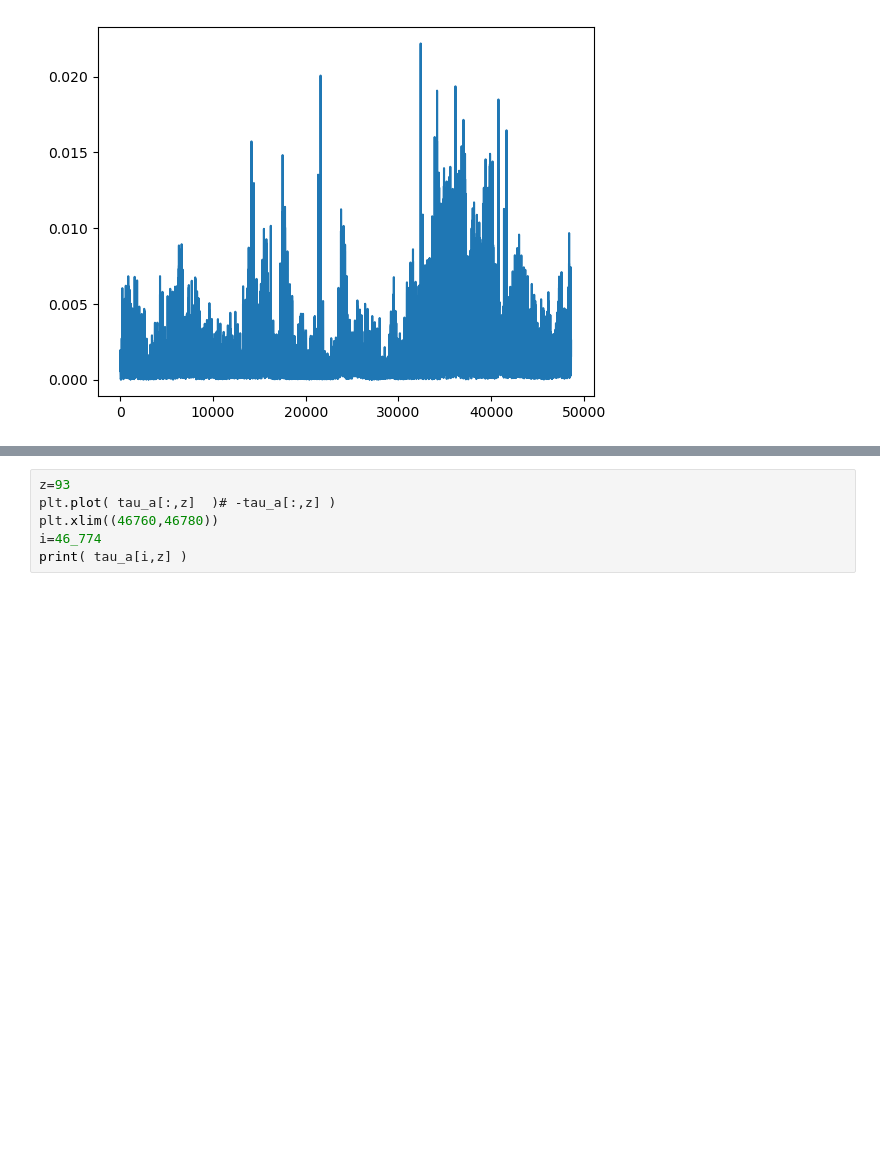
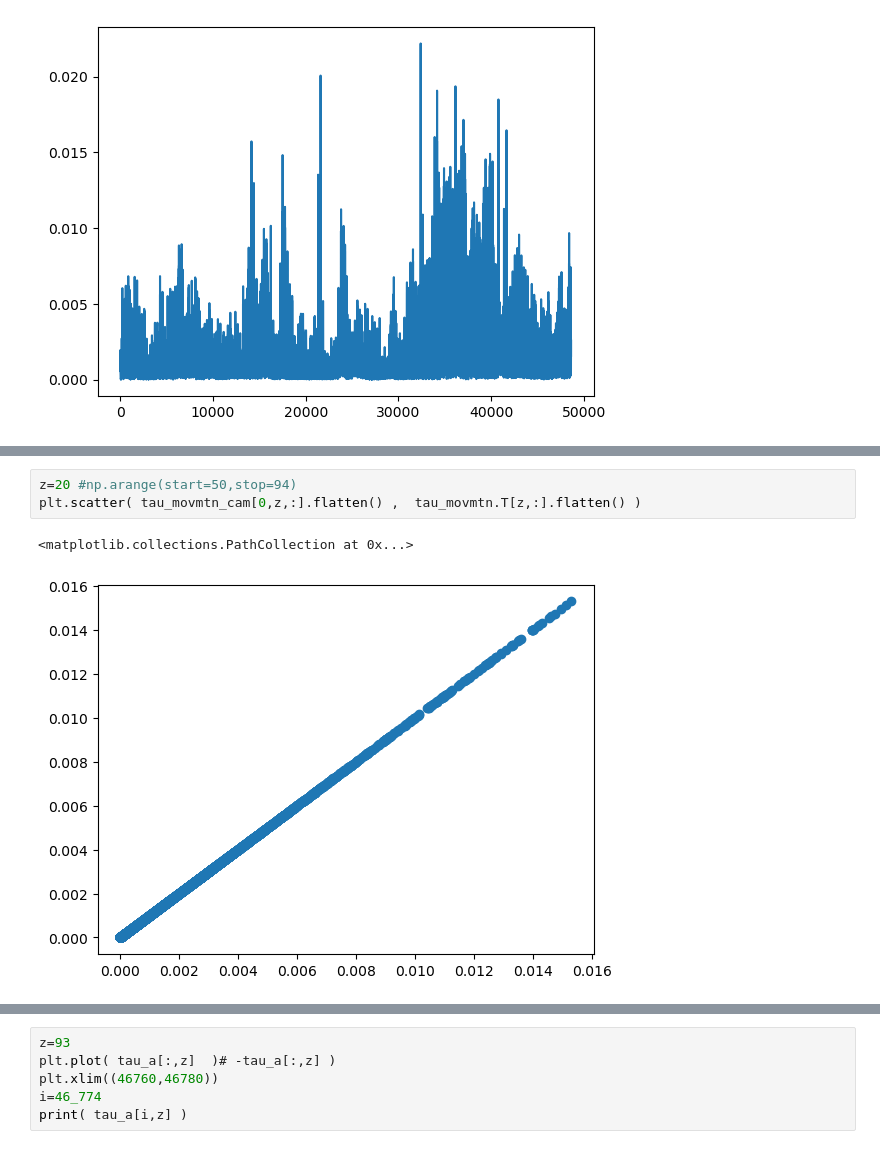
Before and after one commit to JulioTBacmeister/GW_UnitTest, a Jupyter notebook: Python/ReadFortran.ipynb, the cells around one changed output, grey strips where cells are left out. Cells and saved outputs as stored; diff of their text form; blank space fills up the shorter version.

```diff
--- a/Python/ReadFortran.ipynb
+++ b/Python/ReadFortran.ipynb
@@ -175,3 +180,9 @@ plt.colorbar(co)
+# %%
+z=20 #np.arange(start=50,stop=94)
+plt.scatter( tau_movmtn_cam[0,z,:].flatten() ,  tau_movmtn.T[z,:].flatten() )
+# %% [output]
+<matplotlib.collections.PathCollection at 0x...>
+[figure, added]
 # %%
 plt.contourf( tau_b.T[:,:]-tau_a.T[:,:] ,levels=lev )
 # %% [output]
```
Also changed, not shown: parts of 7 cells of this notebook, 1 other file.
